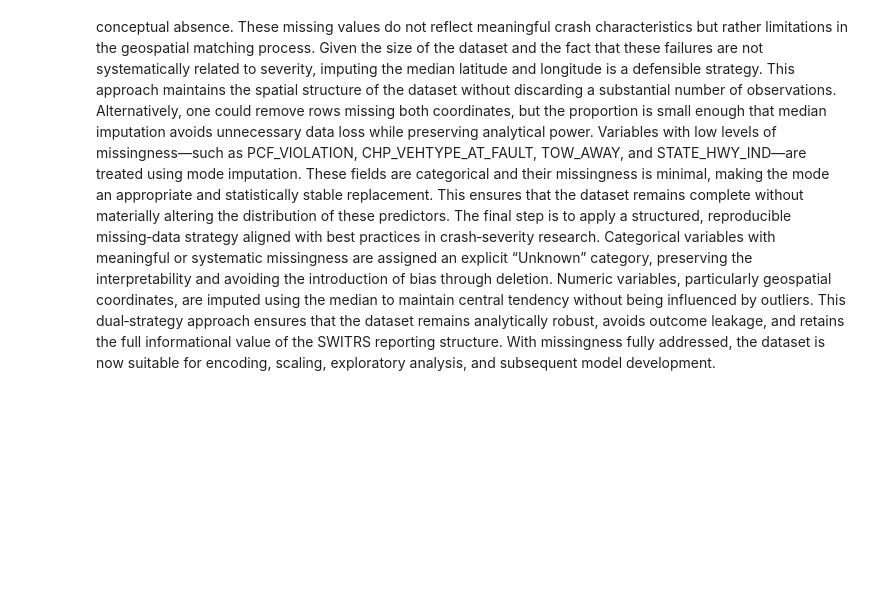
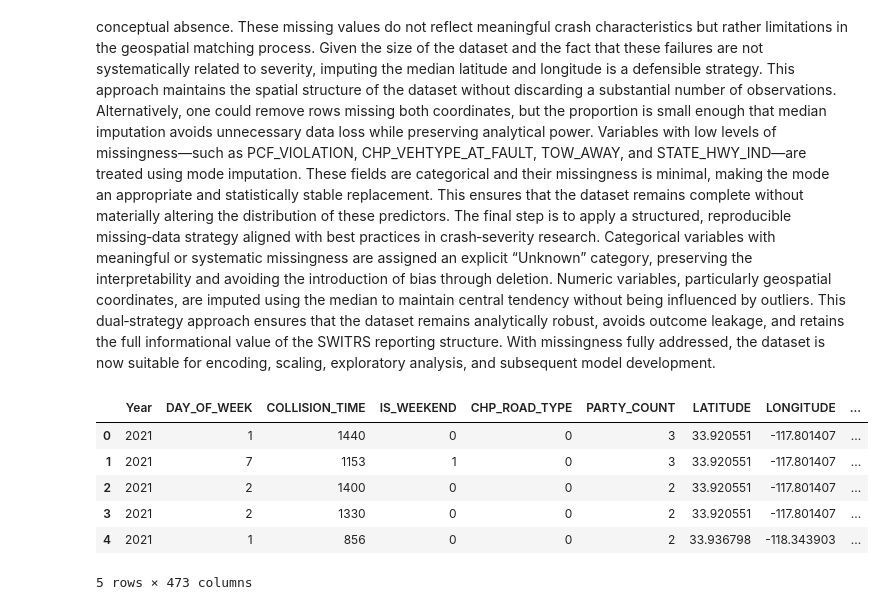
Before and after one commit to jeremiahsnipes/motorcycle_risk_project, a Jupyter notebook: SouthernCA_Analysis&Models.ipynb, the cells around one changed output. Cells and saved outputs as stored; diff of their text form; code cells hidden in the pictures; blank space fills up the shorter version.

```diff
--- a/SouthernCA_Analysis&Models.ipynb
+++ b/SouthernCA_Analysis&Models.ipynb
@@ -216,3 +216,24 @@ In this stage of the analysis, the objective is to characterize and appropriatel
 Moderate missingness appears in the geospatial variables LATITUDE and LONGITUDE, which represent failed geocoding attempts rather than conceptual absence. These missing values do not reflect meaningful crash characteristics but rather limitations in the geospatial matching process. Given the size of the dataset and the fact that these failures are not systematically related to severity, imputing the median latitude and longitude is a defensible strategy. This approach maintains the spatial structure of the dataset without discarding a substantial number of observations. Alternatively, one could remove rows missing both coordinates, but the proportion is small enough that median imputation avoids unnecessary data loss while preserving analytical power.
 Variables with low levels of missingness—such as PCF_VIOLATION, CHP_VEHTYPE_AT_FAULT, TOW_AWAY, and STATE_HWY_IND—are treated using mode imputation. These fields are categorical and their missingness is minimal, making the mode an appropriate and statistically stable replacement. This ensures that the dataset remains complete without materially altering the distribution of these predictors.
 The final step is to apply a structured, reproducible missing‑data strategy aligned with best practices in crash‑severity research. Categorical variables with meaningful or systematic missingness are assigned an explicit “Unknown” category, preserving the interpretability and avoiding the introduction of bias through deletion. Numeric variables, particularly geospatial coordinates, are imputed using the median to maintain central tendency without being influenced by outliers. This dual‑strategy approach ensures that the dataset remains analytically robust, avoids outcome leakage, and retains the full informational value of the SWITRS reporting structure. With missingness fully addressed, the dataset is now suitable for encoding, scaling, exploratory analysis, and subsequent model development.
+# %%
+
+import numpy as np
+
+# Identify Categorical and Numeric Columns
+
+cat_cols = model_df.select_dtypes(exclude=[np.number]).columns
+num_cols = model_df.select_dtypes(include=[np.number]).columns
+# %%
+# One-Hot encode Categorical Variables
+
+df_encoded = pd.get_dummies(model_df, columns=cat_cols, drop_first=True)
+df_encoded.head()
+# %% [output]
+|  | Year | DAY_OF_WEEK | COLLISION_TIME | IS_WEEKEND | CHP_ROAD_TYPE | PARTY_COUNT | LATITUDE | LONGITUDE | ... |
+| 0 | 2021 | 1 | 1440 | 0 | 0 | 3 | 33.920551 | -117.801407 | ... |
+| 1 | 2021 | 7 | 1153 | 1 | 0 | 3 | 33.920551 | -117.801407 | ... |
+| 2 | 2021 | 2 | 1400 | 0 | 0 | 2 | 33.920551 | -117.801407 | ... |
+| 3 | 2021 | 2 | 1330 | 0 | 0 | 2 | 33.920551 | -117.801407 | ... |
+| 4 | 2021 | 1 | 856 | 0 | 0 | 2 | 33.936798 | -118.343903 | ... |
+5 rows × 473 columns
```
Also changed, not shown: parts of 3 cells of this notebook.
